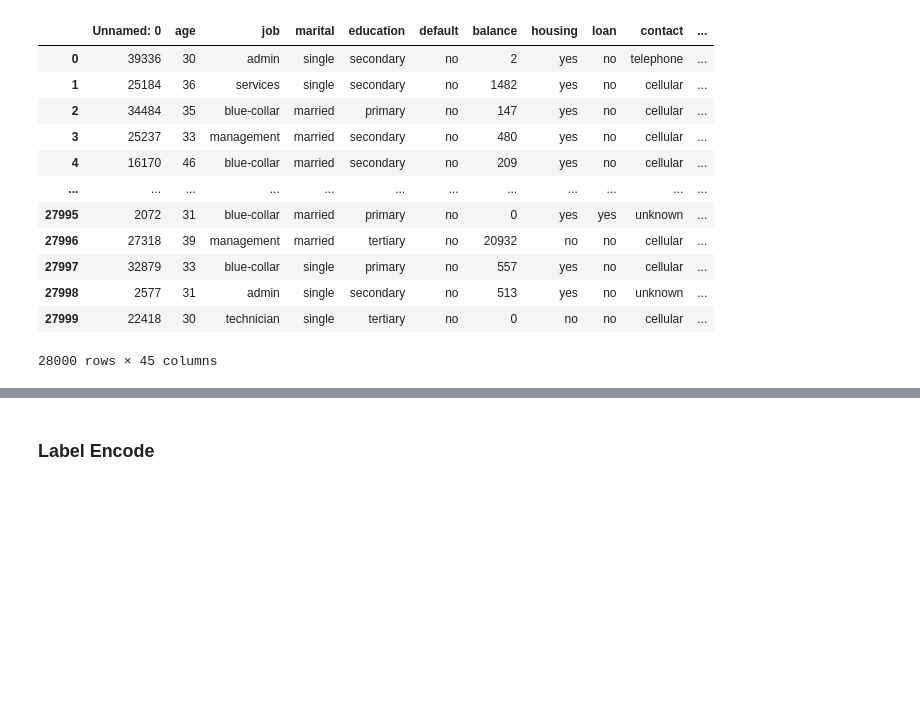
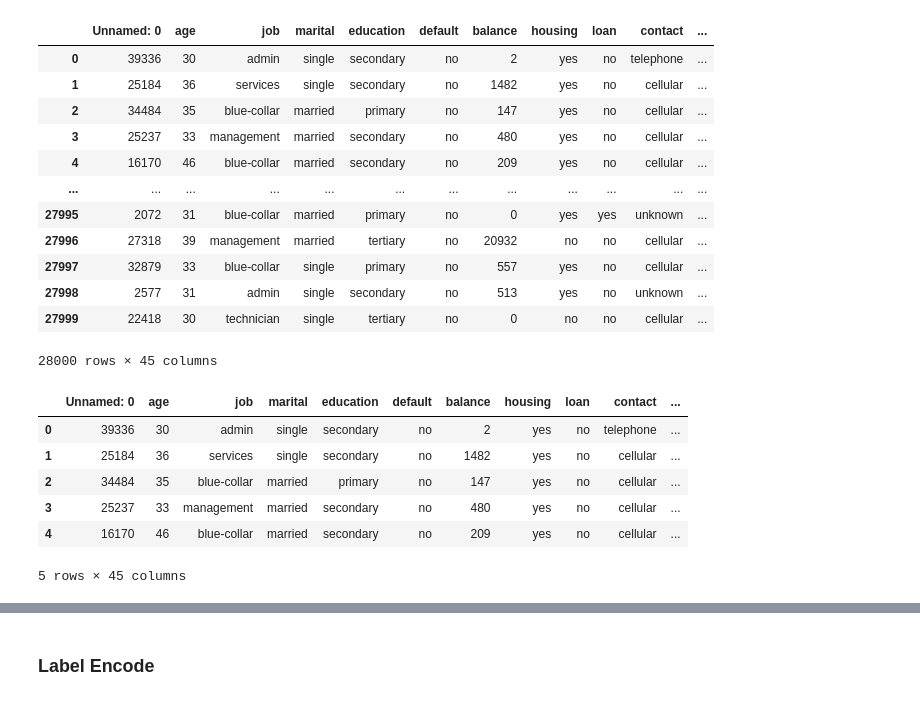
Before and after one commit to dgarbato/f57d8FBxGJMvThDc, a Jupyter notebook: gradient boosting project 2.ipynb, the cells around one changed output, grey strips where cells are left out. Cells and saved outputs as stored; diff of their text form; code cells hidden in the pictures; blank space fills up the shorter version.

```diff
--- a/gradient boosting project 2.ipynb
+++ b/gradient boosting project 2.ipynb
@@ -246,3 +239,5 @@ X_train_dep
 | 27998 | 2577 | 31 | admin | single | secondary | no | 513 | yes | no | unknown | ... |
 | 27999 | 22418 | 30 | technician | single | tertiary | no | 0 | no | no | cellular | ... |
 28000 rows × 45 columns
+# %%
+X_train_dep.drop = X_train_dep.drop(columns= ['Unnamed: 0'])
@@ -248,0 +246,10 @@ X_train_dep
+# %%
+X_train_dep.head()
+# %% [output]
+|  | Unnamed: 0 | age | job | marital | education | default | balance | housing | loan | contact | ... |
+| 0 | 39336 | 30 | admin | single | secondary | no | 2 | yes | no | telephone | ... |
+| 1 | 25184 | 36 | services | single | secondary | no | 1482 | yes | no | cellular | ... |
+| 2 | 34484 | 35 | blue-collar | married | primary | no | 147 | yes | no | cellular | ... |
+| 3 | 25237 | 33 | management | married | secondary | no | 480 | yes | no | cellular | ... |
+| 4 | 16170 | 46 | blue-collar | married | secondary | no | 209 | yes | no | cellular | ... |
+5 rows × 45 columns
```
Also changed, not shown: parts of 13 cells of this notebook.
